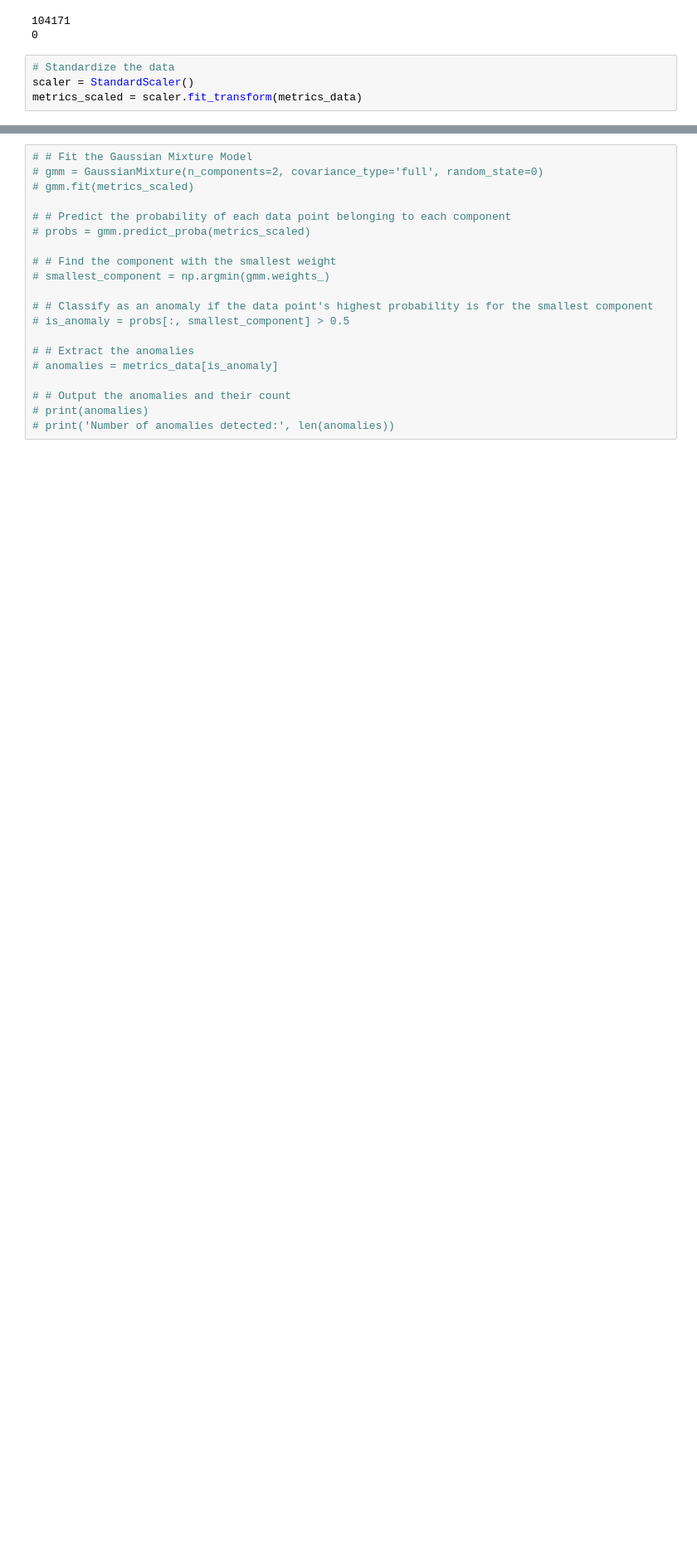
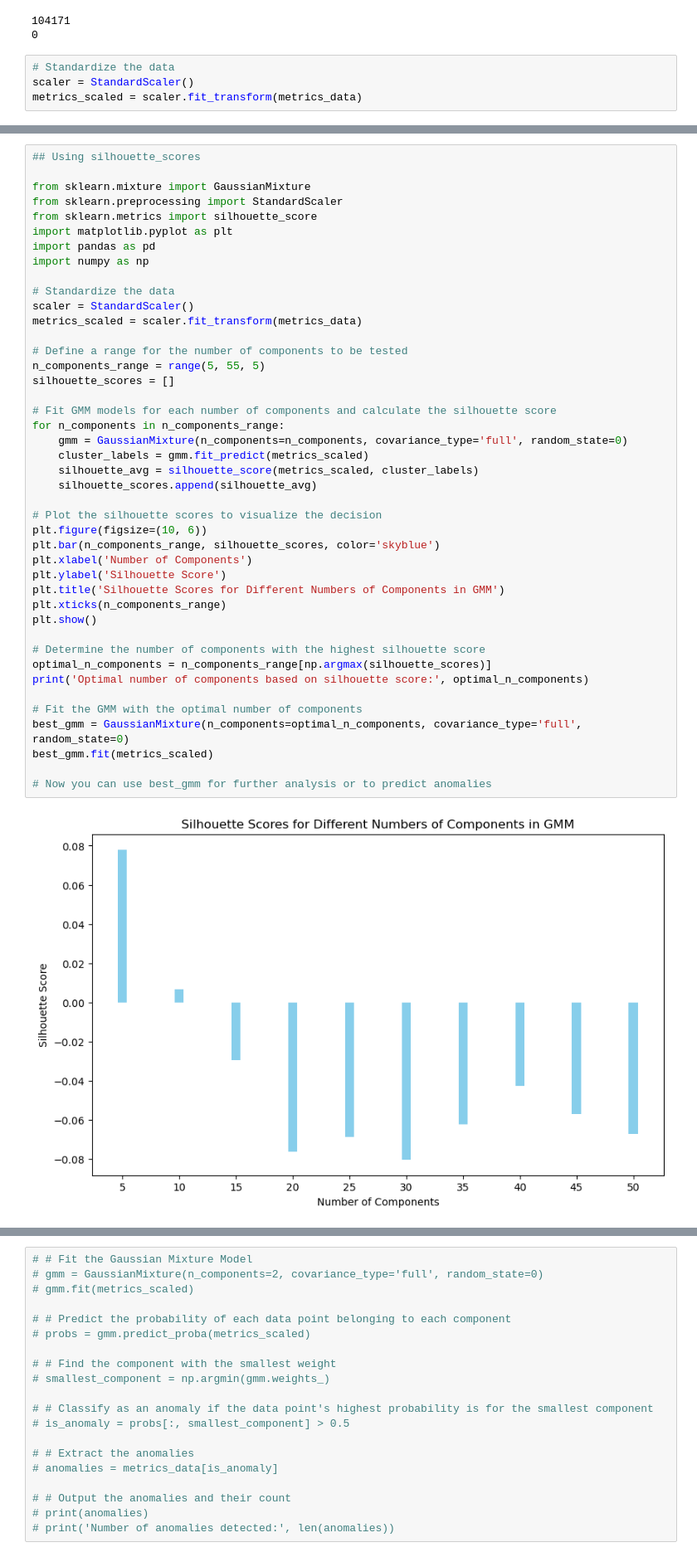
Before and after one commit to yli3-chwy/PulseGuard-Sales, a Jupyter notebook: notebooks/oneweek_Premium_GMM.ipynb, the cells around one changed output, grey strips where cells are left out. Shown at 83% size. Saved outputs shown, nothing was run; the diff lists cells and outputs as text; blank space fills up the shorter version.

```diff
--- a/notebooks/oneweek_Premium_GMM.ipynb
+++ b/notebooks/oneweek_Premium_GMM.ipynb
@@ -150,0 +189,45 @@ metrics_scaled = scaler.fit_transform(metrics_data)
+# %%
+## Using silhouette_scores
+
+from sklearn.mixture import GaussianMixture
+from sklearn.preprocessing import StandardScaler
+from sklearn.metrics import silhouette_score
+import matplotlib.pyplot as plt
+import pandas as pd
+import numpy as np
+
+# Standardize the data
+scaler = StandardScaler()
+metrics_scaled = scaler.fit_transform(metrics_data)
+
+# Define a range for the number of components to be tested
+n_components_range = range(5, 55, 5)
+silhouette_scores = []
+
+# Fit GMM models for each number of components and calculate the silhouette score
+for n_components in n_components_range:
+    gmm = GaussianMixture(n_components=n_components, covariance_type='full', random_state=0)
+    cluster_labels = gmm.fit_predict(metrics_scaled)
+    silhouette_avg = silhouette_score(metrics_scaled, cluster_labels)
+    silhouette_scores.append(silhouette_avg)
+
+# Plot the silhouette scores to visualize the decision
+plt.figure(figsize=(10, 6))
+plt.bar(n_components_range, silhouette_scores, color='skyblue')
+plt.xlabel('Number of Components')
+plt.ylabel('Silhouette Score')
+plt.title('Silhouette Scores for Different Numbers of Components in GMM')
+plt.xticks(n_components_range)
+plt.show()
+
+# Determine the number of components with the highest silhouette score
+optimal_n_components = n_components_range[np.argmax(silhouette_scores)]
+print('Optimal number of components based on silhouette score:', optimal_n_components)
+
+# Fit the GMM with the optimal number of components
+best_gmm = GaussianMixture(n_components=optimal_n_components, covariance_type='full', random_state=0)
+best_gmm.fit(metrics_scaled)
+
+# Now you can use best_gmm for further analysis or to predict anomalies
+# %% [output]
+[figure, added]
```
Also changed, not shown: parts of 6 cells of this notebook, 8 other files.
